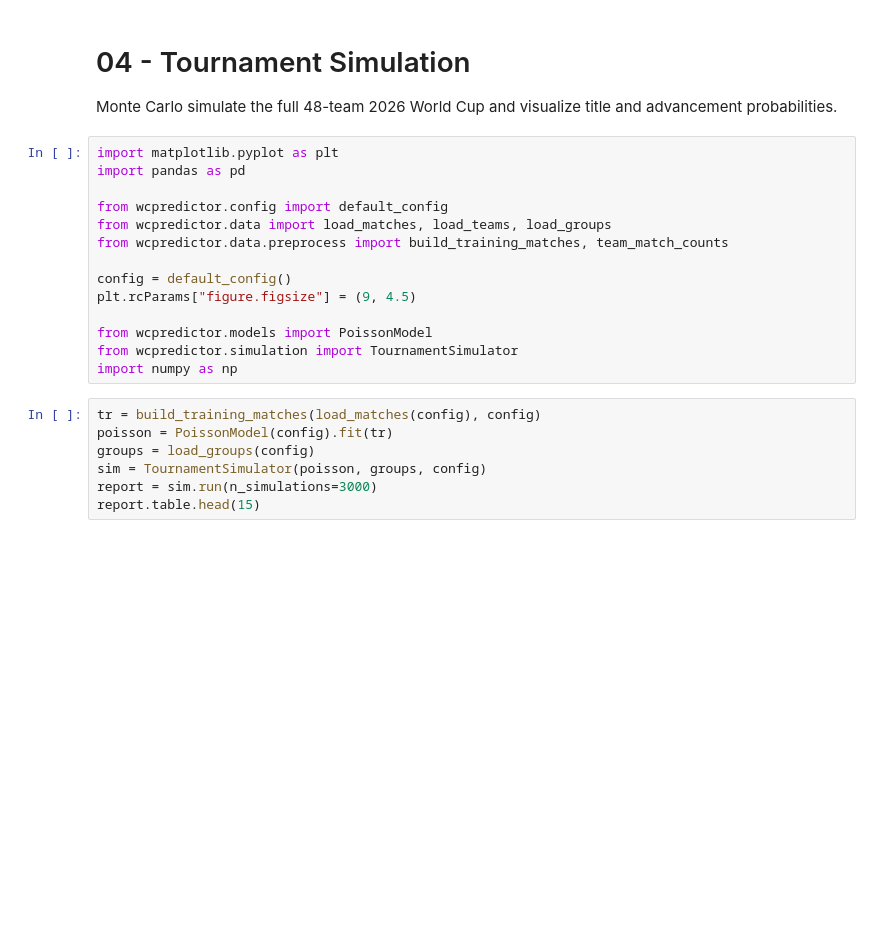
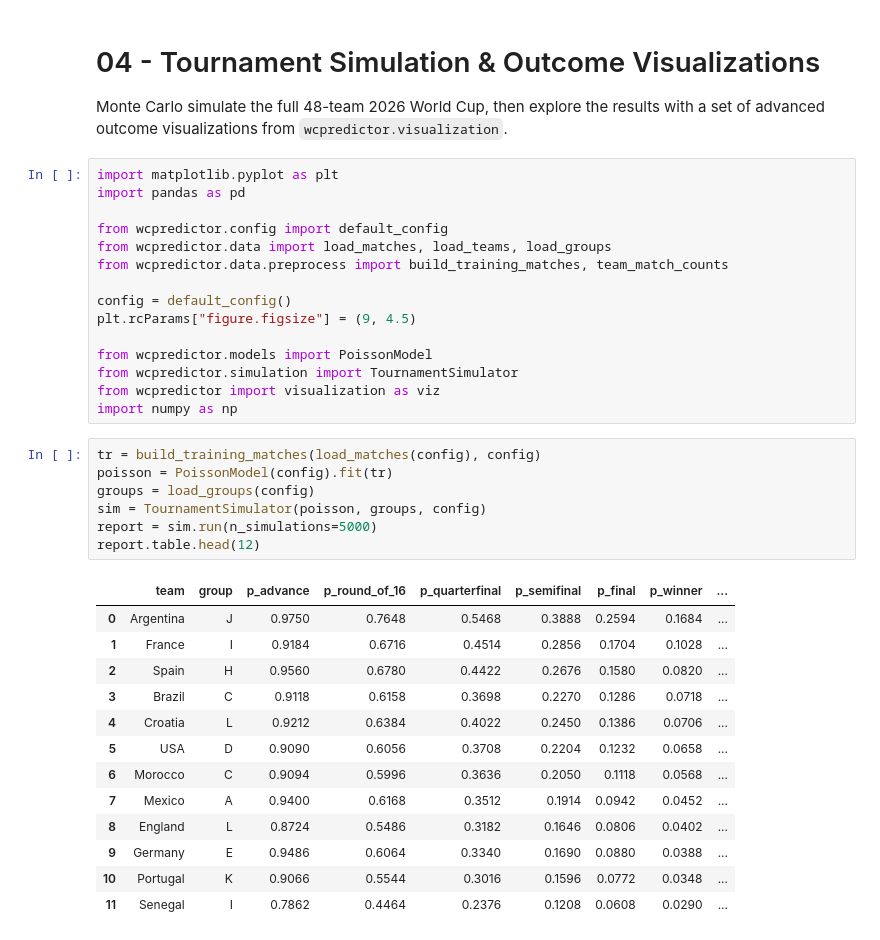
Before and after one commit to ryyant/world-cup-predictor, a Jupyter notebook: notebooks/04_tournament_simulation.ipynb, the cells around one changed output. Cells and saved outputs as stored; diff of their text form; blank space fills up the shorter version.

```diff
--- a/notebooks/04_tournament_simulation.ipynb
+++ b/notebooks/04_tournament_simulation.ipynb
@@ -1,7 +1,7 @@
 # %% [markdown]
-# 04 - Tournament Simulation
+# 04 - Tournament Simulation & Outcome Visualizations
 
-Monte Carlo simulate the full 48-team 2026 World Cup and visualize title and advancement probabilities.
+Monte Carlo simulate the full 48-team 2026 World Cup, then explore the results with a set of advanced outcome visualizations from `wcpredictor.visualization`.
 # %%
 import matplotlib.pyplot as plt
 import pandas as pd
@@ -15,11 +15,26 @@ plt.rcParams["figure.figsize"] = (9, 4.5)
 
 from wcpredictor.models import PoissonModel
 from wcpredictor.simulation import TournamentSimulator
+from wcpredictor import visualization as viz
 import numpy as np
 # %%
 tr = build_training_matches(load_matches(config), config)
 poisson = PoissonModel(config).fit(tr)
 groups = load_groups(config)
 sim = TournamentSimulator(poisson, groups, config)
-report = sim.run(n_simulations=3000)
-report.table.head(15)
+report = sim.run(n_simulations=5000)
+report.table.head(12)
+# %% [output]
+|  | team | group | p_advance | p_round_of_16 | p_quarterfinal | p_semifinal | p_final | p_winner | ... |
+| 0 | Argentina | J | 0.9750 | 0.7648 | 0.5468 | 0.3888 | 0.2594 | 0.1684 | ... |
+| 1 | France | I | 0.9184 | 0.6716 | 0.4514 | 0.2856 | 0.1704 | 0.1028 | ... |
+| 2 | Spain | H | 0.9560 | 0.6780 | 0.4422 | 0.2676 | 0.1580 | 0.0820 | ... |
+| 3 | Brazil | C | 0.9118 | 0.6158 | 0.3698 | 0.2270 | 0.1286 | 0.0718 | ... |
+| 4 | Croatia | L | 0.9212 | 0.6384 | 0.4022 | 0.2450 | 0.1386 | 0.0706 | ... |
+| 5 | USA | D | 0.9090 | 0.6056 | 0.3708 | 0.2204 | 0.1232 | 0.0658 | ... |
+| 6 | Morocco | C | 0.9094 | 0.5996 | 0.3636 | 0.2050 | 0.1118 | 0.0568 | ... |
+| 7 | Mexico | A | 0.9400 | 0.6168 | 0.3512 | 0.1914 | 0.0942 | 0.0452 | ... |
+| 8 | England | L | 0.8724 | 0.5486 | 0.3182 | 0.1646 | 0.0806 | 0.0402 | ... |
+| 9 | Germany | E | 0.9486 | 0.6064 | 0.3340 | 0.1690 | 0.0880 | 0.0388 | ... |
+| 10 | Portugal | K | 0.9066 | 0.5544 | 0.3016 | 0.1596 | 0.0772 | 0.0348 | ... |
+| 11 | Senegal | I | 0.7862 | 0.4464 | 0.2376 | 0.1208 | 0.0608 | 0.0290 | ... |
```
Also changed, not shown: parts of 20 cells of this notebook, 13 other files.
